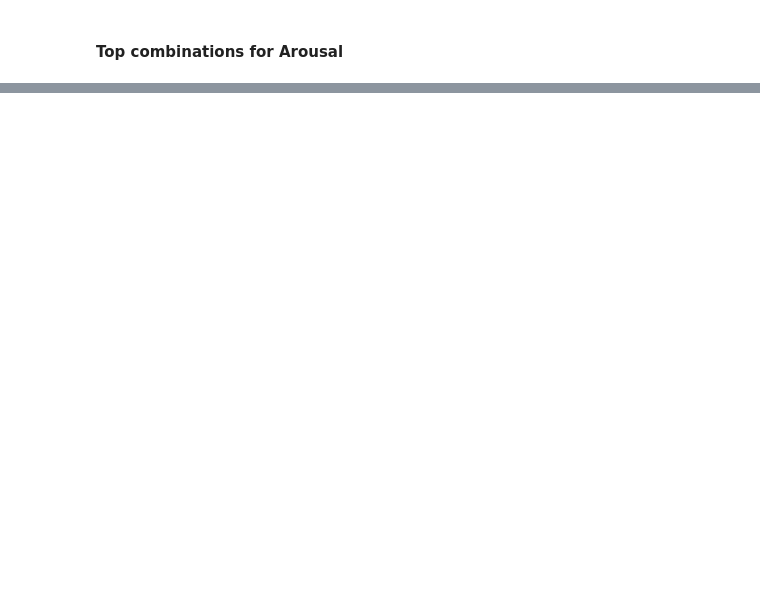
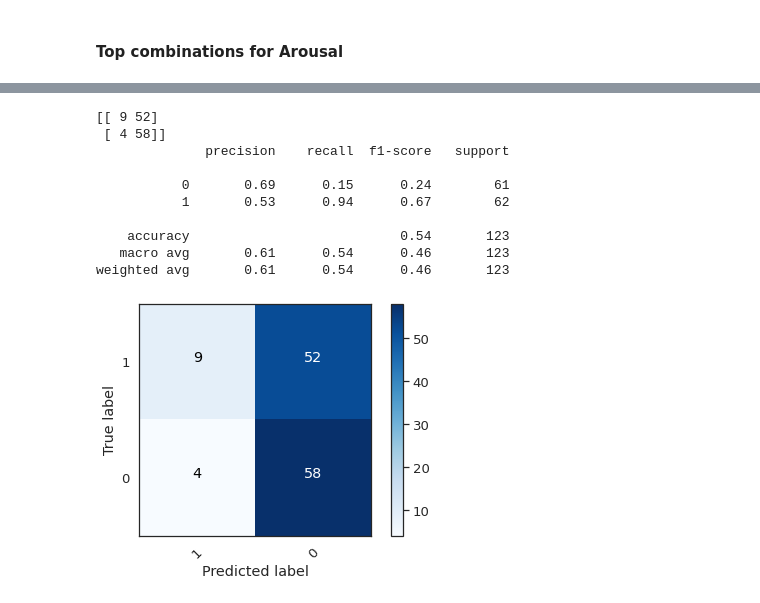
Before and after one commit to tuengominh/deap-eeg-classification, a Jupyter notebook: eeg_based_emotion_classification.ipynb, the cells around one changed output, grey strips where cells are left out. Cells and saved outputs as stored; diff of their text form; code cells hidden in the pictures; blank space fills up the shorter version.

```diff
--- a/eeg_based_emotion_classification.ipynb
+++ b/eeg_based_emotion_classification.ipynb
@@ -1656,0 +1591,14 @@ weighted avg       0.67      0.67      0.67       123
+# %%
+plot_cm('beta', 'central', 'arousal', 'svm')
+# %% [output]
+[[ 9 52]
+ [ 4 58]]
+              precision    recall  f1-score   support
+
+           0       0.69      0.15      0.24        61
+           1       0.53      0.94      0.67        62
+
+    accuracy                           0.54       123
+   macro avg       0.61      0.54      0.46       123
+weighted avg       0.61      0.54      0.46       123
+[figure, added]
```
Also changed, not shown: parts of 44 cells of this notebook.
